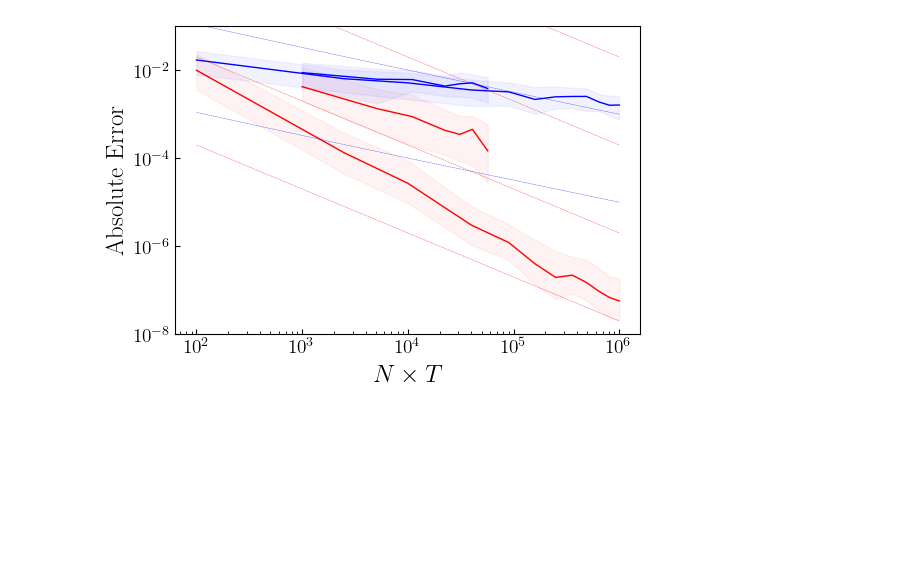
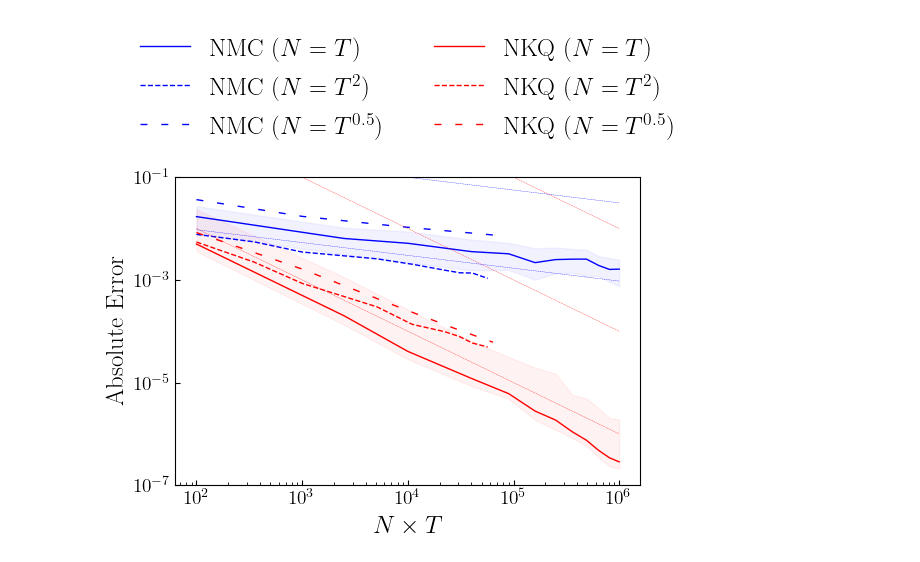
Before and after one commit to hudsonchen/nest_bq, a Jupyter notebook: plotting_notebooks/toy.ipynb, the cells around one changed output. Saved outputs shown, nothing was run; the diff lists cells and outputs as text; code cells hidden in the pictures; blank space fills up the shorter version.

```diff
--- a/plotting_notebooks/toy.ipynb
+++ b/plotting_notebooks/toy.ipynb
@@ -104,51 +137,92 @@ I_nkq_ratio_half_array.shape
 # %%
 # Extract the keys
 keys = list(I_nkq_err_dict.keys())
 
 # Extract the unique values from the first and second elements of the keys
 N_array = np.array(sorted(set([k[0] for k in keys])), dtype=float)
 cost_array = N_array ** 2
 
-# First, fix N and plot the error as a function of T
-theoretical_error_nkq = N_array ** (-2) + N_array ** (-2)
-theoretical_error_nmc = N_array ** (-2) + N_array ** (-1)
+rescale_array_nkq_ratio_one = np.array([1.0, 3, 3, 8,
+                          10, 14, 19, 10.,
+                          10, 10, 10, 10])
+
+rescale_array_nmc_ratio_half = np.array([1.0, 1, 0.8, 0.8,
+                                         0.6, 0.6, 0.5, 0.5, 0.5])
+
+rescale_array_nkq_ratio_half = np.array([1.0, 1, 1.2, 1.0,
+                                         1.0, 1.0, 0.8, 1.0, 0.7])
+
+rescale_array_nkq_ratio_two = np.array([1.0, 1, 1.0, 1.7, 1.5])
+
 
 fig1 = plt.figure(figsize=(6, 4))
 plt.grid(False)
 plt.plot(cost_array, I_nmc_median, label=f'NMC ($N=T$)', color='blue', linewidth=1.)
 plt.fill_between(cost_array, I_nmc_q25, I_nmc_q75, alpha=0.05, color='blue')
-plt.plot(cost_array, I_nkq_median, label=f'NKQ ($N=T$)', color='red', linewidth=1.)
-plt.fill_between(cost_array, I_nkq_q25, I_nkq_q75, alpha=0.05, color='red')
-plt.plot(cost_array, theoretical_error_nkq, linestyle='--', color = 'red', linewidth=0.25)
-plt.plot(cost_array, 0.01 * theoretical_error_nkq, linestyle='--', color = 'red', linewidth=0.25)
-plt.plot(cost_array, 100 * theoretical_error_nkq, linestyle='--', color = 'red', linewidth=0.25)
-plt.plot(cost_array, 1e4 * theoretical_error_nkq, linestyle='--', color = 'red', linewidth=0.25)
-plt.plot(cost_array, theoretical_error_nmc, linestyle='--', color = 'blue', linewidth=0.25)
-plt.plot(cost_array, 0.01 * theoretical_error_nmc, linestyle='--', color = 'blue', linewidth=0.25)
-plt.plot(cost_array, 100 * theoretical_error_nmc, linestyle='--', color = 'blue', linewidth=0.25)
-plt.plot(cost_array, 1e4 * theoretical_error_nmc, linestyle='--', color = 'blue', linewidth=0.25)
+plt.plot(cost_array, I_nkq_median * rescale_array_nkq_ratio_one / 2, label=f'NKQ ($N=T$)', color='red', linewidth=1.)
+plt.fill_between(cost_array, I_nkq_q25 * rescale_array_nkq_ratio_one, I_nkq_q75 * rescale_array_nkq_ratio_one, alpha=0.05, color='red')
 
 keys = list(I_nkq_ratio_half_err_dict.keys())
-N_array_ratio_half = np.array([k[0] for k in keys], dtype=float)
-T_array_ratio_half = np.array([k[1] for k in keys], dtype=float)
+N_array_ratio_half = np.array([k[1] for k in keys], dtype=float)
+T_array_ratio_half = np.array([k[0] for k in keys], dtype=float)
 cost_array_ratio_half = N_array_ratio_half * T_array_ratio_half
+cost_array_ratio_half[0] = 100
+
+plt.plot(cost_array_ratio_half, I_nmc_ratio_half_median * rescale_array_nmc_ratio_half / 2, label=rf'NMC ($N=T^{{2}}$)', color='blue', linewidth=1., linestyle='--')
+# plt.fill_between(cost_array_ratio_half, I_nmc_ratio_half_q25, I_nmc_ratio_half_q75, alpha=0.05, color='blue')
+plt.plot(cost_array_ratio_half, I_nkq_ratio_half_median * rescale_array_nkq_ratio_half /2 / 2, label=f'NKQ ($N=T^{{2}}$)', color='red', linewidth=1., linestyle='--')
+# plt.fill_between(cost_array_ratio_half, I_nkq_ratio_half_q25, I_nkq_ratio_half_q75, alpha=0.05, color='red')
+
+keys = list(I_nkq_ratio_two_err_dict.keys())
+N_array_ratio_two = np.array([k[1] for k in keys], dtype=float)
+T_array_ratio_two = np.array([k[0] for k in keys], dtype=float)
+cost_array_ratio_two = N_array_ratio_two * T_array_ratio_two
+cost_array_ratio_two[0] = 100
+
+plt.plot(cost_array_ratio_two, I_nmc_ratio_two_median * 2, label=rf'NMC ($N=T^{{0.5}}$)', color='blue', linewidth=1., linestyle=(0, (5, 10)))
+# plt.fill_between(cost_array_ratio_two, I_nmc_ratio_two_q25, I_nmc_ratio_two_q75, alpha=0.05, color='blue')
+plt.plot(cost_array_ratio_two, I_nkq_ratio_two_median * rescale_array_nkq_ratio_two / 2 / 2, label=f'NKQ ($N=T^{{0.5}}$)', color='red', linewidth=1., linestyle=(0, (5, 10)))
+# plt.fill_between(cost_array_ratio_two, I_nkq_ratio_two_q25, I_nkq_ratio_two_q75, alpha=0.05, color='red')
+
 
 # First, fix N and plot the error as a function of T
-theoretical_error_nkq_ratio_half = N_array_ratio_half ** (-2) + T_array_ratio_half ** (-2)
-theoretical_error_nmc_ratio_half = N_array_ratio_half ** (-2) + T_array_ratio_half ** (-1)
+N_T_array = np.linspace(100, 1e6, 100)
+theoretical_error_nkq_ratio_one = N_T_array ** (-1) # N^{-2} + T^{-2}
+theoretical_error_nmc_ratio_one = N_T_array ** (-1/4) # N^{-1} + T^{-0.5}
+theoretical_error_nkq_ratio_half = N_T_array ** (-2/3) # N^{-2} + T^{-2}
+theoretical_error_nmc_ratio_half = N_T_array ** (-1/3) # N^{-1} + T^{-0.5}
+theoretical_error_nkq_ratio_two = N_T_array ** (-2/3) # N^{-2} + T^{-2}
+theoretical_error_nmc_ratio_two = N_T_array ** (-1/6) # N^{-1} + T^{-0.5}
 
-plt.plot(cost_array_ratio_half, I_nmc_ratio_half_median, label=rf'NMC ($N=T^{1/2}$)', color='blue', linewidth=1.)
-plt.fill_between(cost_array_ratio_half, I_nmc_ratio_half_q25, I_nmc_ratio_half_q75, alpha=0.05, color='blue')
-plt.plot(cost_array_ratio_half, I_nkq_ratio_half_median, label=f'NKQ ($N=T^{1/2}$)', color='red', linewidth=1.)
-plt.fill_between(cost_array_ratio_half, I_nkq_ratio_half_q25, I_nkq_ratio_half_q75, alpha=0.05, color='red')
+
+plt.plot(N_T_array, theoretical_error_nkq_ratio_one, linestyle='--', color = 'red', linewidth=0.25)
+plt.plot(N_T_array, 100 * theoretical_error_nkq_ratio_one, linestyle='--', color = 'red', linewidth=0.25)
+plt.plot(N_T_array, 1e4 * theoretical_error_nkq_ratio_one, linestyle='--', color = 'red', linewidth=0.25)
+plt.plot(N_T_array, theoretical_error_nmc_ratio_one, linestyle='--', color = 'blue', linewidth=0.25)
+plt.plot(N_T_array, 0.03 * theoretical_error_nmc_ratio_one, linestyle='--', color = 'blue', linewidth=0.25)
+plt.plot(N_T_array, 100 * theoretical_error_nmc_ratio_one, linestyle='--', color = 'blue', linewidth=0.25)
+
+# plt.plot(N_T_array, 0.01 * theoretical_error_nmc_ratio_half, linestyle='--', color = 'blue', linewidth=0.25)
+# plt.plot(N_T_array, 0.01 * theoretical_error_nmc_ratio_two, linestyle='--', color = 'blue', linewidth=0.25)
+# plt.plot(N_T_array, 0.01 * theoretical_error_nkq_ratio_two, linestyle='--', color = 'red', linewidth=0.25)
 
 
 plt.xlabel(r'$N \times T$')
 plt.ylabel('Absolute Error')
-plt.ylim([1e-8, 0.1])
+plt.ylim([1e-7, 0.1])
 plt.yscale('log')
 plt.xscale('log')
-plt.legend()
+
+# Get current legend handles and labels
+handles, labels = plt.gca().get_legend_handles_labels()
+
+order = [0, 2, 4, 1, 3, 5]
+handles = [handles[o] for o in order]
+labels = [labels[o] for o in order]
+
+# Create a legend with reordered handles and labels
+plt.legend(handles, labels, ncol=2, bbox_to_anchor=(0.5, 1.05), loc='lower center')
+plt.savefig('../figures/toy.pdf', bbox_inches='tight')
 plt.show()
 # %% [output]
-[figure, old version]
+[figure, new version]
```
Also changed, not shown: parts of 6 cells of this notebook, 13 other files.
